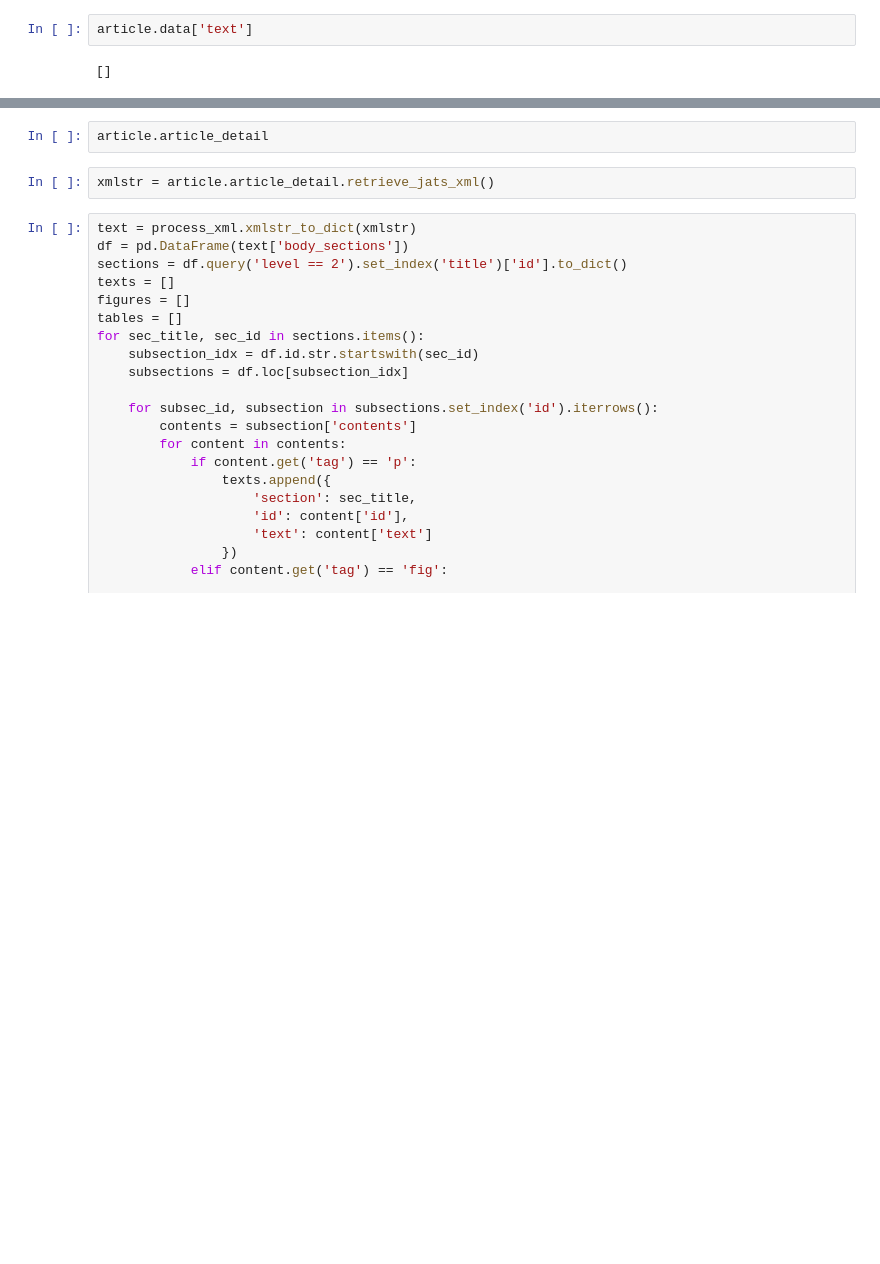
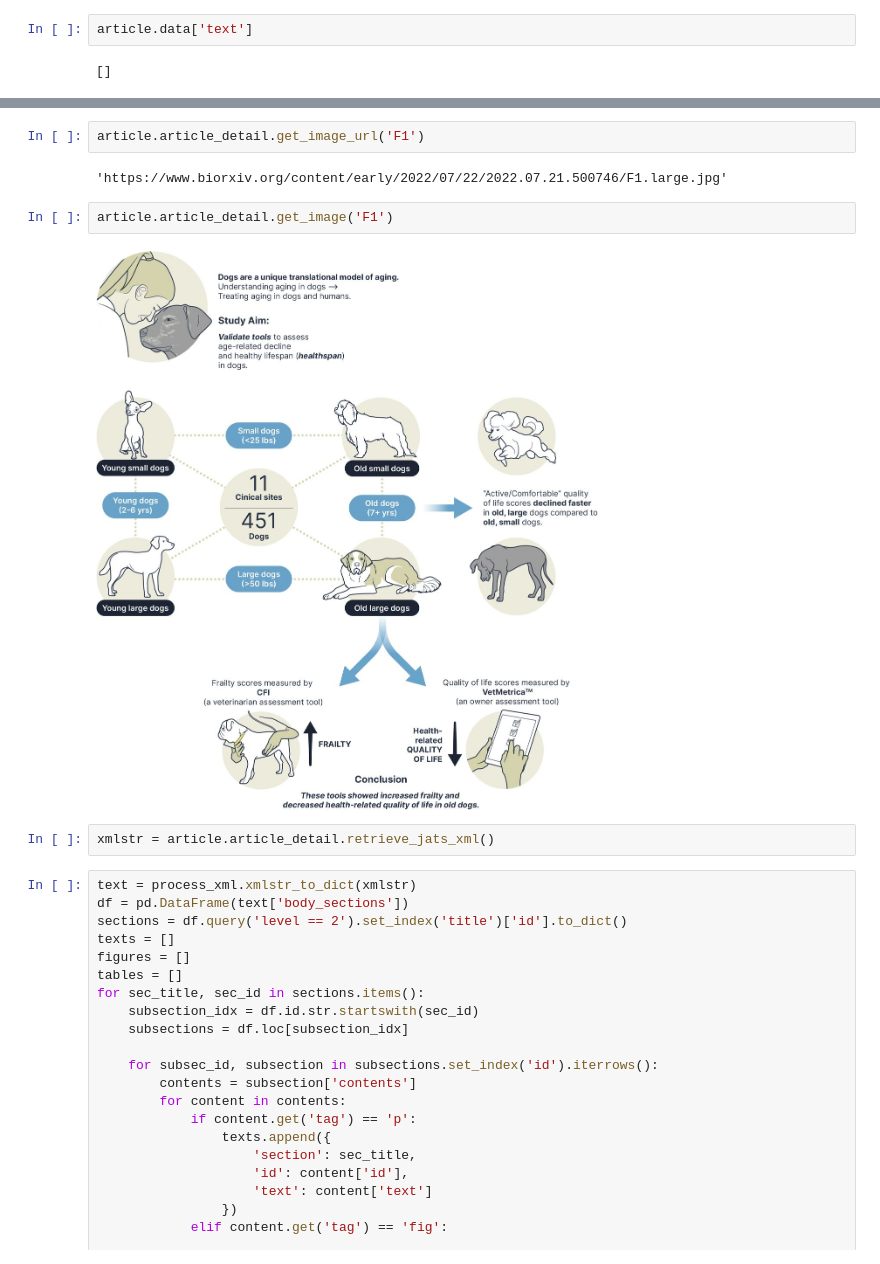
Before and after one commit to ANaka/paperview, a Jupyter notebook: notebooks/test_web_access.ipynb, the cells around one changed output, grey strips where cells are left out. Cells and saved outputs as stored; diff of their text form; blank space fills up the shorter version.

```diff
--- a/notebooks/test_web_access.ipynb
+++ b/notebooks/test_web_access.ipynb
@@ -88,5 +71,11 @@ TypeError: function takes at most 13 arguments (14 given)
 # %%
-article.article_detail
+article.article_detail.get_image_url('F1')
+# %% [output]
+'https://www.biorxiv.org/content/early/2022/07/22/2022.07.21.500746/F1.large.jpg'
+# %%
+article.article_detail.get_image('F1')
+# %% [output]
+[figure, added]
 # %%
 xmlstr = article.article_detail.retrieve_jats_xml()
 # %%
```
Also changed, not shown: parts of 6 cells of this notebook.
